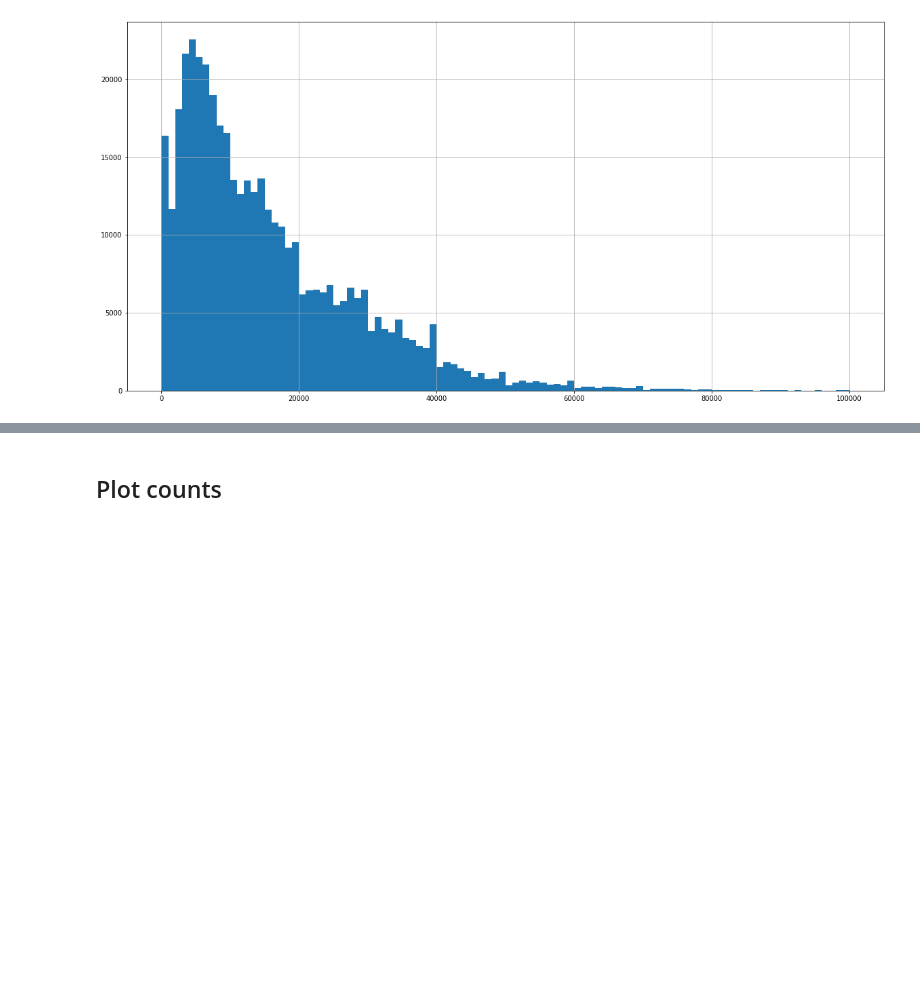
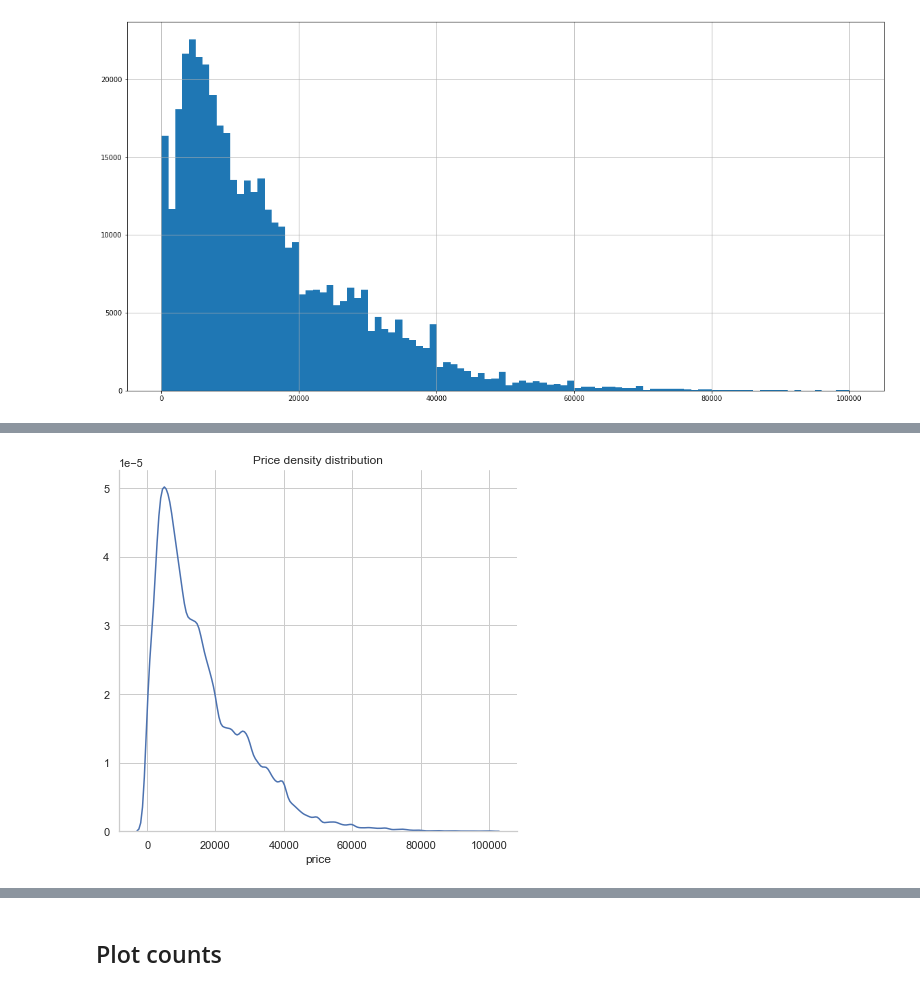
Before and after one commit to ulmii/machine-learning, a Jupyter notebook: carprices.ipynb, the cells around one changed output, grey strips where cells are left out. Saved outputs shown, nothing was run; the diff lists cells and outputs as text; code cells hidden in the pictures; blank space fills up the shorter version.

```diff
--- a/carprices.ipynb
+++ b/carprices.ipynb
@@ -127,0 +147,6 @@ plt.show()
+# %%
+sns.FacetGrid(cars_under_100_over_0, height=6).map(sns.kdeplot, "price").add_legend()
+plt.title('Price density distribution')
+plt.show();
+# %% [output]
+[figure, added]
```
Also changed, not shown: parts of 11 cells of this notebook.
